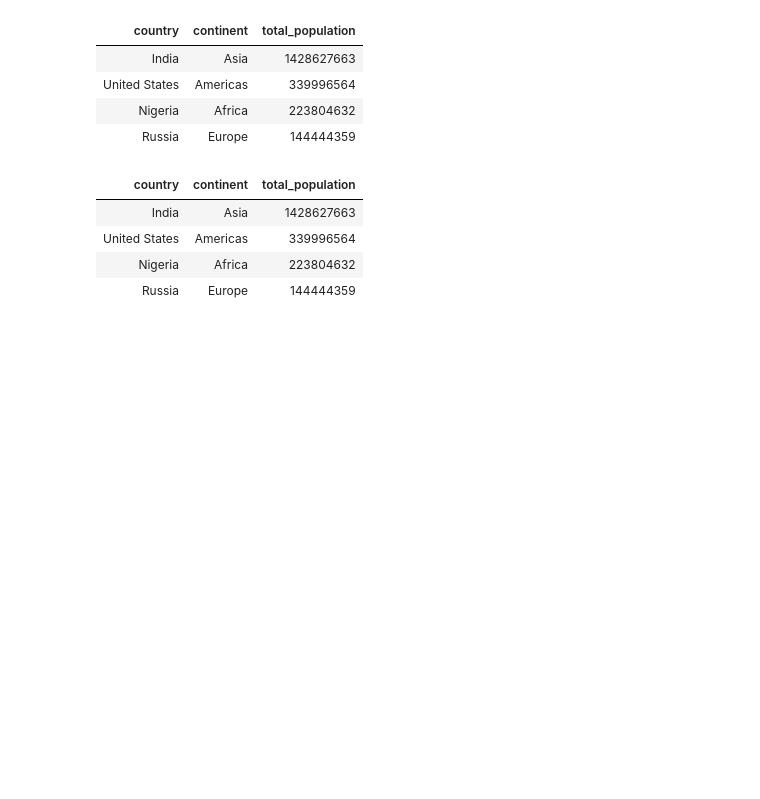
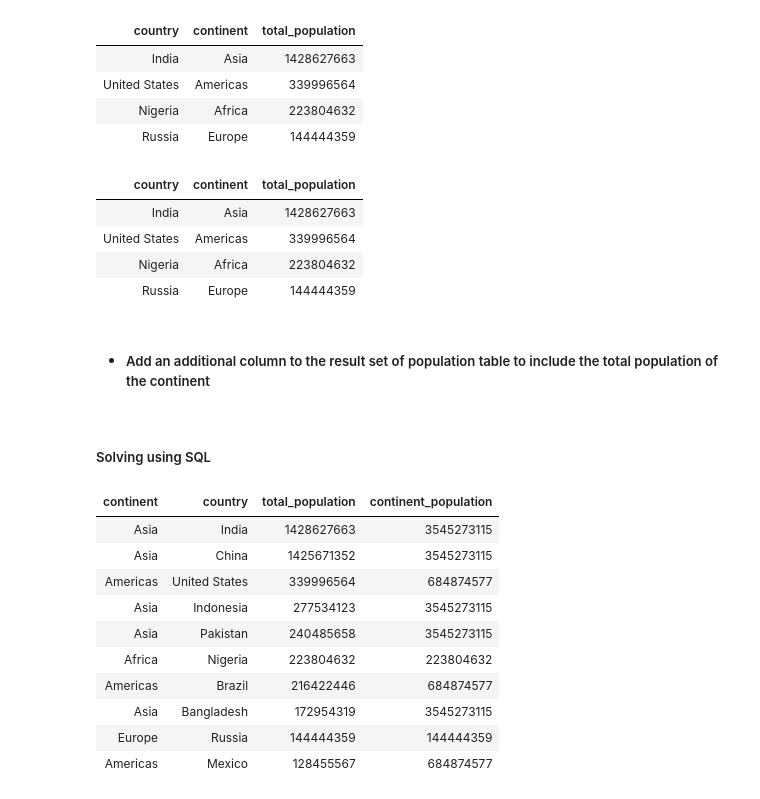
Before and after one commit to Rupam-1/SQL-Pyspark_Study, a Jupyter notebook: 06. Subqueries.ipynb, the cells around one changed output. Cells and saved outputs as stored; diff of their text form; code cells hidden in the pictures; blank space fills up the shorter version.

```diff
--- a/06. Subqueries.ipynb
+++ b/06. Subqueries.ipynb
@@ -175,3 +208,37 @@ result.display()
 | United States | Americas | 339996564 |
 | Nigeria | Africa | 223804632 |
 | Russia | Europe | 144444359 |
+# %% [markdown]
+- ##### Add an additional column to the result set of population table to include the total population of the continent
+# %% [markdown]
+##### Solving using SQL
+# %%
+%sql
+-- Add an additional column to the result set of population table to include the total population of the continent
+
+-- Using normal Subquery
+select p.continent, p.country, p.total_population, a.continent_population from population as p
+join (select continent, sum(total_population) as continent_population from population group by continent) as a
+on p.continent = a.continent;
+
+-- Using Window function
+select
+    continent,
+    country,
+    total_population,
+    sum(total_population) over (
+        partition by continent
+    ) as continent_population
+from population;
+# %% [output]
+| continent | country | total_population | continent_population |
+| Asia | India | 1428627663 | 3545273115 |
+| Asia | China | 1425671352 | 3545273115 |
+| Americas | United States | 339996564 | 684874577 |
+| Asia | Indonesia | 277534123 | 3545273115 |
+| Asia | Pakistan | 240485658 | 3545273115 |
+| Africa | Nigeria | 223804632 | 223804632 |
+| Americas | Brazil | 216422446 | 684874577 |
+| Asia | Bangladesh | 172954319 | 3545273115 |
+| Europe | Russia | 144444359 | 144444359 |
+| Americas | Mexico | 128455567 | 684874577 |
```
Also changed, not shown: parts of 23 cells of this notebook.
